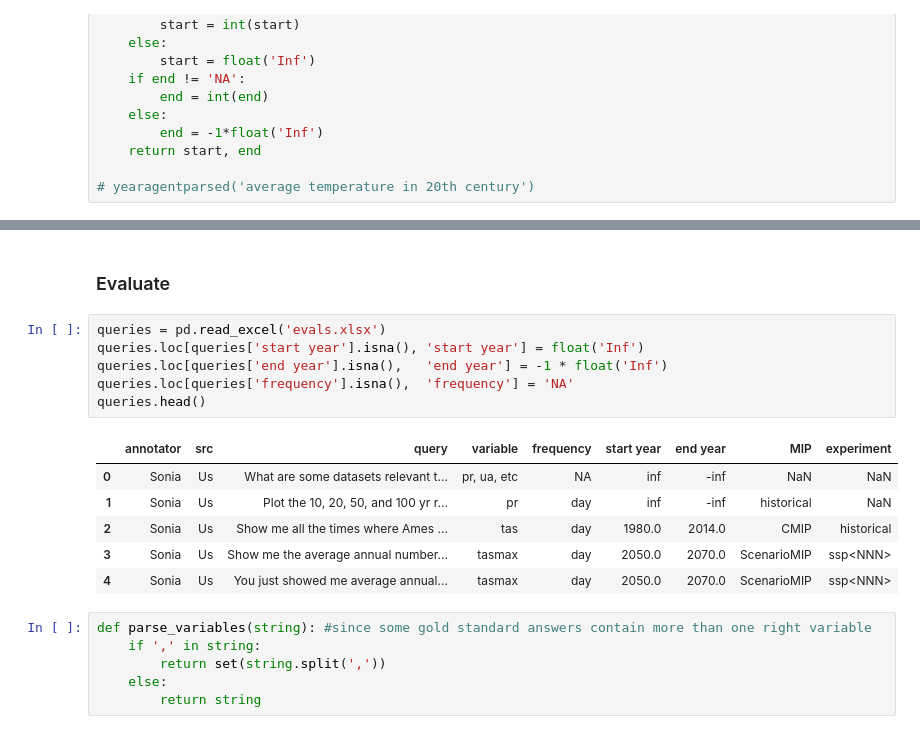
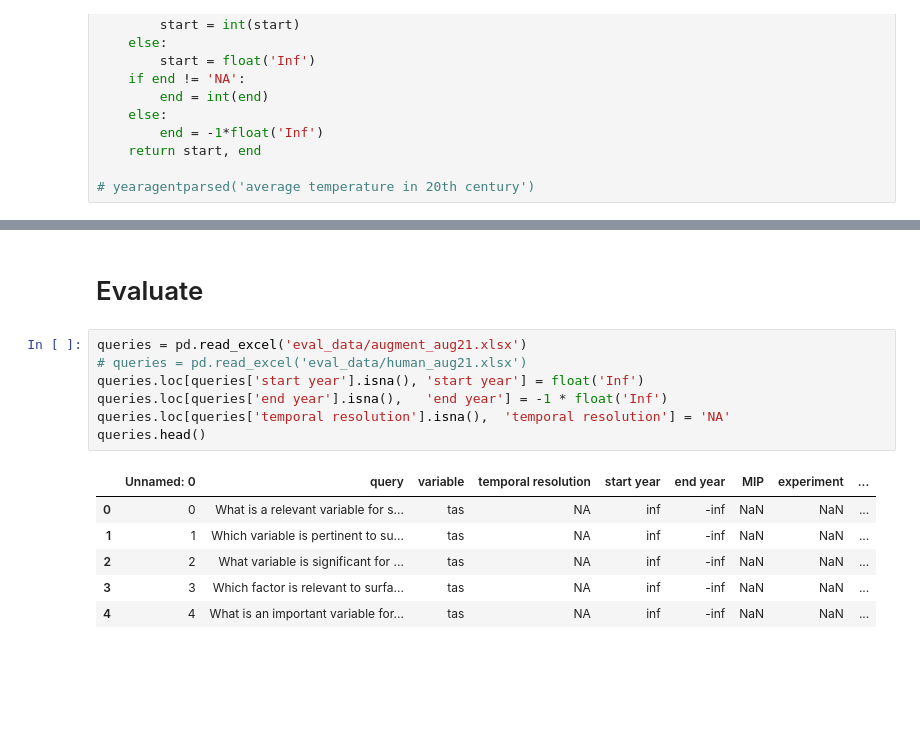
Before and after one commit to mhendri/climate_pal, a Jupyter notebook: langchain_demo/evals.ipynb, the cells around one changed output, grey strips where cells are left out. Cells and saved outputs as stored; diff of their text form; blank space fills up the shorter version.

```diff
--- a/langchain_demo/evals.ipynb
+++ b/langchain_demo/evals.ipynb
@@ -267,21 +359,16 @@ def yearagentparsed(standalone):
 # %% [markdown]
-### Evaluate
+# Evaluate
 # %%
-queries = pd.read_excel('evals.xlsx')
+queries = pd.read_excel('eval_data/augment_aug21.xlsx')
+# queries = pd.read_excel('eval_data/human_aug21.xlsx')
 queries.loc[queries['start year'].isna(), 'start year'] = float('Inf')
 queries.loc[queries['end year'].isna(),   'end year'] = -1 * float('Inf')
-queries.loc[queries['frequency'].isna(),  'frequency'] = 'NA'
+queries.loc[queries['temporal resolution'].isna(),  'temporal resolution'] = 'NA'
 queries.head()
 # %% [output]
-|  | annotator | src | query | variable | frequency | start year | end year | MIP | experiment |
-| 0 | Sonia | Us | What are some datasets relevant t... | pr, ua, etc | NA | inf | -inf | NaN | NaN |
-| 1 | Sonia | Us | Plot the 10, 20, 50, and 100 yr r... | pr | day | inf | -inf | historical | NaN |
-| 2 | Sonia | Us | Show me all the times where Ames ... | tas | day | 1980.0 | 2014.0 | CMIP | historical |
-| 3 | Sonia | Us | Show me the average annual number... | tasmax | day | 2050.0 | 2070.0 | ScenarioMIP | ssp<NNN> |
-| 4 | Sonia | Us | You just showed me average annual... | tasmax | day | 2050.0 | 2070.0 | ScenarioMIP | ssp<NNN> |
+|  | Unnamed: 0 | query | variable | temporal resolution | start year | end year | MIP | experiment | ... |
+| 0 | 0 | What is a relevant variable for s... | tas | NA | inf | -inf | NaN | NaN | ... |
+| 1 | 1 | Which variable is pertinent to su... | tas | NA | inf | -inf | NaN | NaN | ... |
+| 2 | 2 | What variable is significant for ... | tas | NA | inf | -inf | NaN | NaN | ... |
+| 3 | 3 | Which factor is relevant to surfa... | tas | NA | inf | -inf | NaN | NaN | ... |
+| 4 | 4 | What is an important variable for... | tas | NA | inf | -inf | NaN | NaN | ... |
-# %%
-def parse_variables(string): #since some gold standard answers contain more than one right variable
-    if ',' in string:
-        return set(string.split(','))
-    else:
-        return string
```
Also changed, not shown: parts of 41 cells of this notebook, 4 other files.
